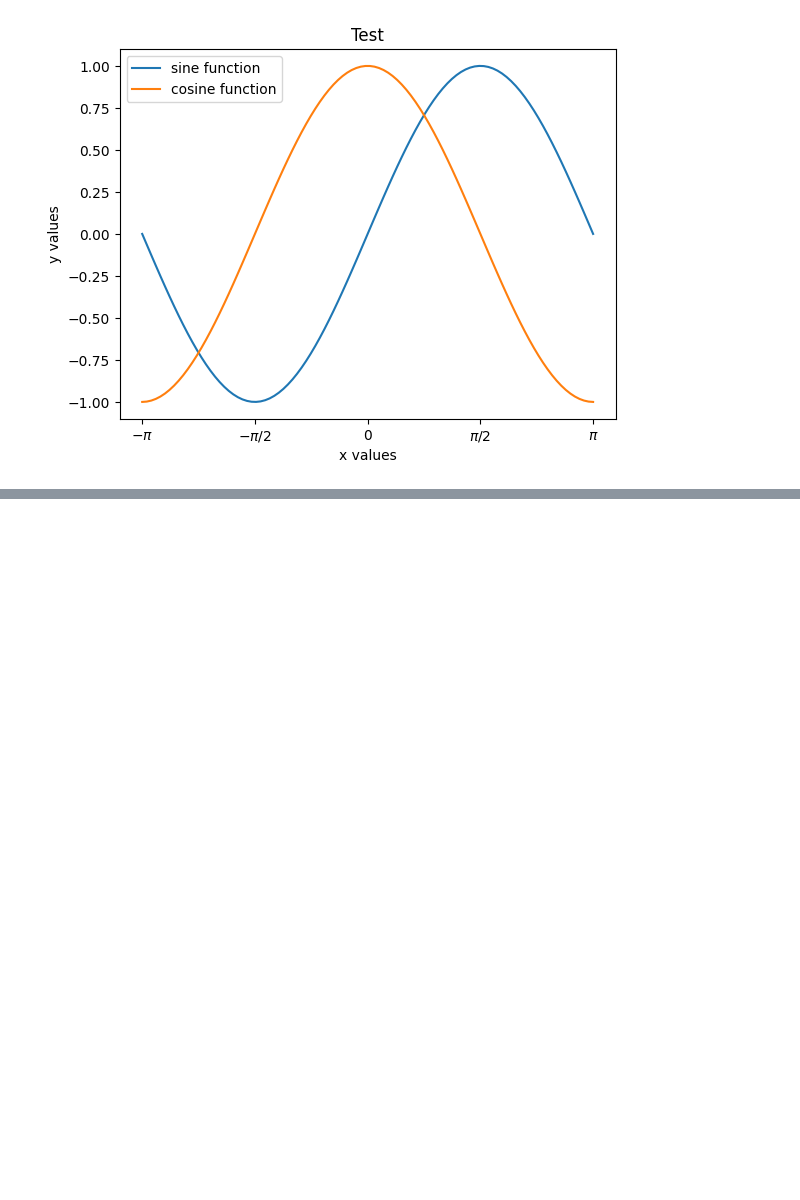
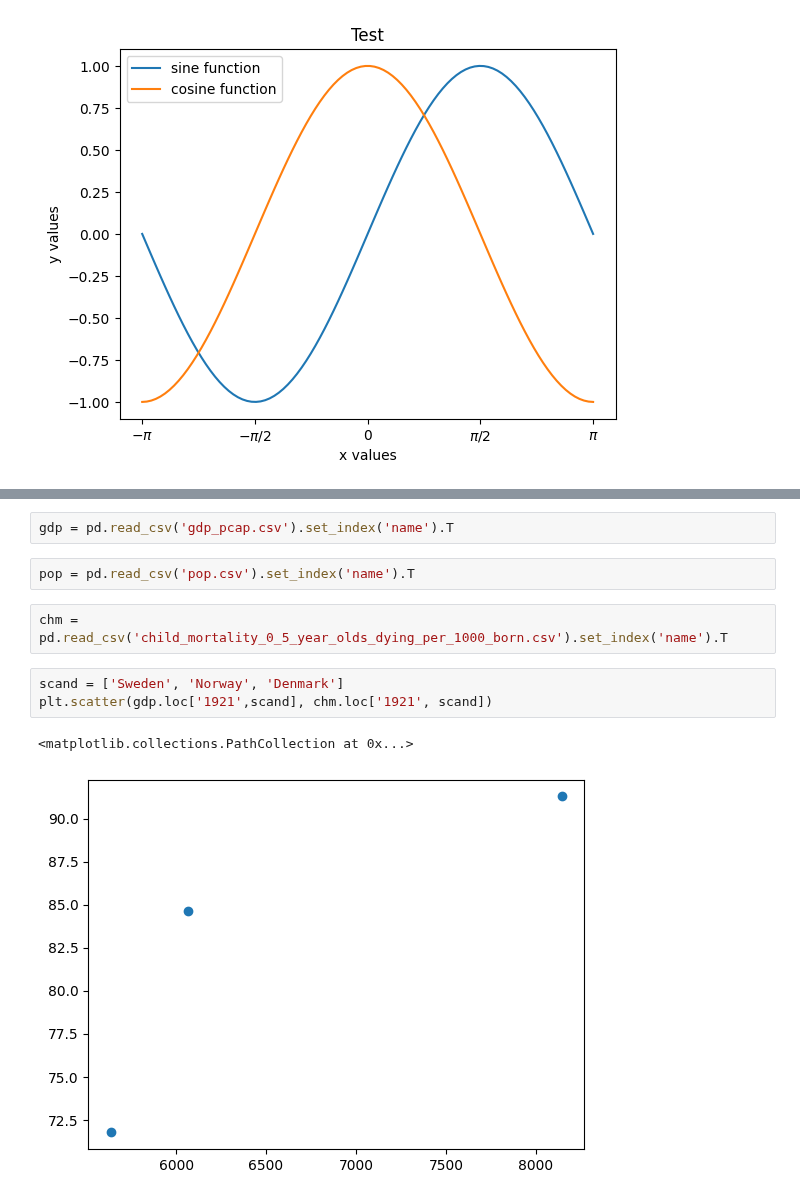
Before and after one commit to computational-python/notes, a Jupyter notebook: notes08.ipynb, the cells around one changed output, grey strips where cells are left out. Cells and saved outputs as stored; diff of their text form; blank space fills up the shorter version.

```diff
--- a/notes08.ipynb
+++ b/notes08.ipynb
@@ -97,0 +143,12 @@ fig
+# %%
+gdp = pd.read_csv('gdp_pcap.csv').set_index('name').T
+# %%
+pop = pd.read_csv('pop.csv').set_index('name').T
+# %%
+chm = pd.read_csv('child_mortality_0_5_year_olds_dying_per_1000_born.csv').set_index('name').T
+# %%
+scand = ['Sweden', 'Norway', 'Denmark']
+plt.scatter(gdp.loc['1921',scand], chm.loc['1921', scand])
+# %% [output]
+<matplotlib.collections.PathCollection at 0x...>
+[figure, added]
```
Also changed, not shown: parts of 10 cells of this notebook, 1 other file.
